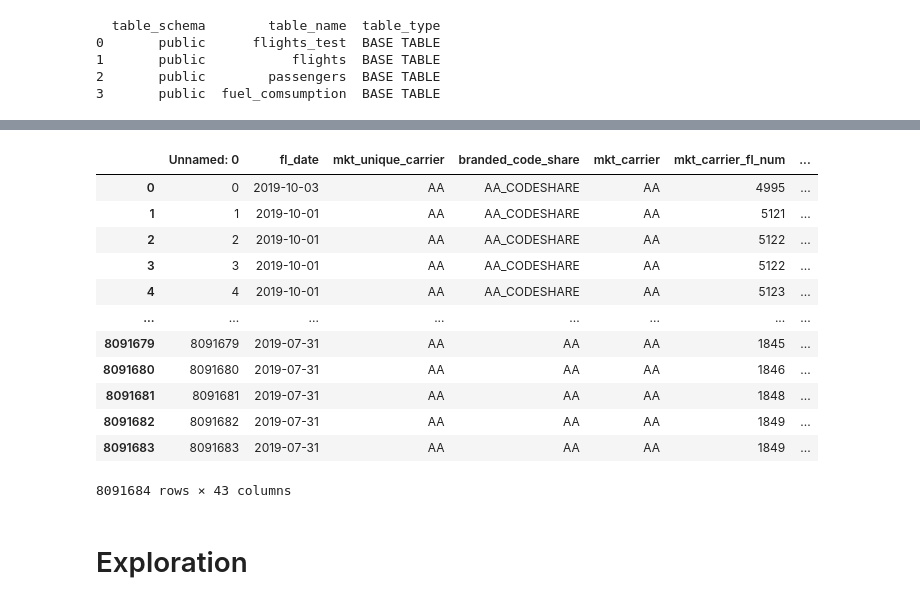
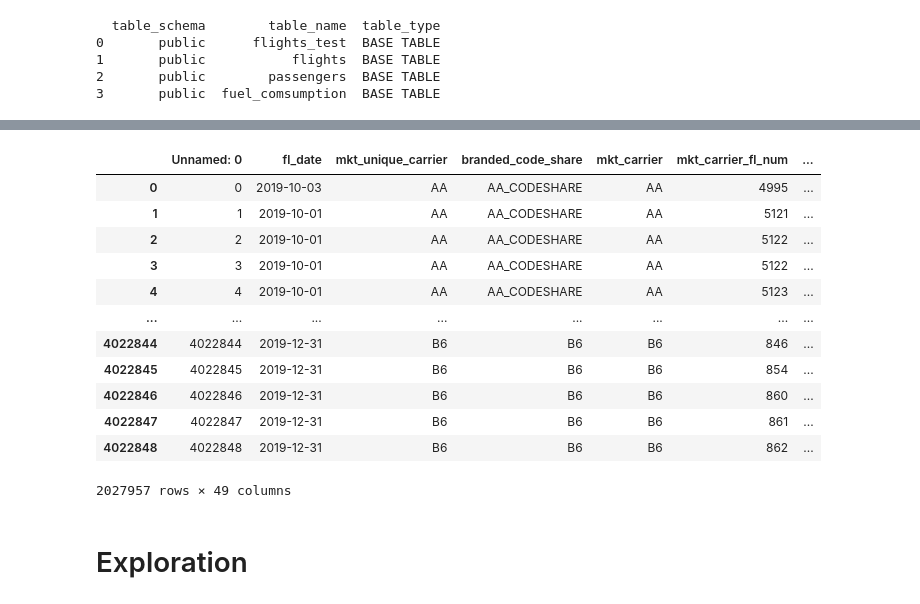
Before and after one commit to Some7hing0riginal/lighthouselabs-midterm1, a Jupyter notebook: Explorationsv2.ipynb, the cells around one changed output, grey strips where cells are left out. Drawn from its saved outputs; the diff is of its cells as text; code cells hidden in the pictures.

```diff
--- a/Explorationsv2.ipynb
+++ b/Explorationsv2.ipynb
@@ -79,0 +182,22 @@ df_passengers
+# %%
+# df = pd.read_csv(file_path,header=0,skiprows=range(1,7000000),nrows=1000000)
+df = pd.read_csv(file_path)#
+
+df_filter = (
+    df['fl_date'].str.contains("2019-0")
+    )
+df.drop(df[df_filter].index,inplace=True)
+
+
+# cancelled_filter = (
+#     (df['cancelled'] !=0) |
+#     (df['diverted'] !=0 ) |
+#     (df['arr_delay'] >150 )
+#     )
+# df.drop(df[cancelled_filter].index,inplace=True)
+
+
+dateTimeObj = datetime.now()
+worksheet.update_cell(gs_row,gs_col+3,'Finished')
+worksheet.update_cell(gs_row,gs_col+4,str(dateTimeObj))
+gs_row += 1
@@ -97,9 +209,0 @@ df_passengers
-# %%
-#CHANGE THE FILE_PATH TO YOUR OWN GOOGLE DRIVE FILE LOCATION
-#upload the csv to your Google drive and change the path below.
-#this
-drive.mount('/gdrive') # you may have to authentificate , follow the process of the browser window
-#change this
-file_path = '/gdrive/MyDrive/lhl/Mid_Term/flights_2019.csv'
-df_o = pd.read_csv(file_path)
-df=df_o
@@ -107,0 +214,12 @@ Mounted at /gdrive
+# %%
+#convert fl_date from string to date
+df['fl_date'] = pd.to_datetime(df['fl_date'], format='%Y-%m-%d')
+#Creating new columns for years n months
+# df['year'] = pd.DatetimeIndex(df['fl_date']).year
+# df['month'] = pd.DatetimeIndex(df['fl_date']).month
+
+df['year']=df['fl_date'].dt.year
+df['month']=df['fl_date'].dt.month
+df['day']=df['fl_date'].dt.day
+
+df['dayofweek_num']=df['fl_date'].dt.dayofweek
@@ -108,20 +337,19 @@ Mounted at /gdrive
 # %%
-df=df_o
 df
 # %% [output]
 |  | Unnamed: 0 | fl_date | mkt_unique_carrier | branded_code_share | mkt_carrier | mkt_carrier_fl_num | ... |
 | 0 | 0 | 2019-10-03 | AA | AA_CODESHARE | AA | 4995 | ... |
 | 1 | 1 | 2019-10-01 | AA | AA_CODESHARE | AA | 5121 | ... |
 | 2 | 2 | 2019-10-01 | AA | AA_CODESHARE | AA | 5122 | ... |
 | 3 | 3 | 2019-10-01 | AA | AA_CODESHARE | AA | 5122 | ... |
 | 4 | 4 | 2019-10-01 | AA | AA_CODESHARE | AA | 5123 | ... |
 | ... | ... | ... | ... | ... | ... | ... | ... |
-| 8091679 | 8091679 | 2019-07-31 | AA | AA | AA | 1845 | ... |
-| 8091680 | 8091680 | 2019-07-31 | AA | AA | AA | 1846 | ... |
-| 8091681 | 8091681 | 2019-07-31 | AA | AA | AA | 1848 | ... |
-| 8091682 | 8091682 | 2019-07-31 | AA | AA | AA | 1849 | ... |
-| 8091683 | 8091683 | 2019-07-31 | AA | AA | AA | 1849 | ... |
+| 4022844 | 4022844 | 2019-12-31 | B6 | B6 | B6 | 846 | ... |
+| 4022845 | 4022845 | 2019-12-31 | B6 | B6 | B6 | 854 | ... |
+| 4022846 | 4022846 | 2019-12-31 | B6 | B6 | B6 | 860 | ... |
+| 4022847 | 4022847 | 2019-12-31 | B6 | B6 | B6 | 861 | ... |
+| 4022848 | 4022848 | 2019-12-31 | B6 | B6 | B6 | 862 | ... |
-8091684 rows × 43 columns
+2027957 rows × 49 columns
 # %% [markdown]
 # Exploration
 # %% [markdown]
```
Also changed, not shown: parts of 137 cells of this notebook.
